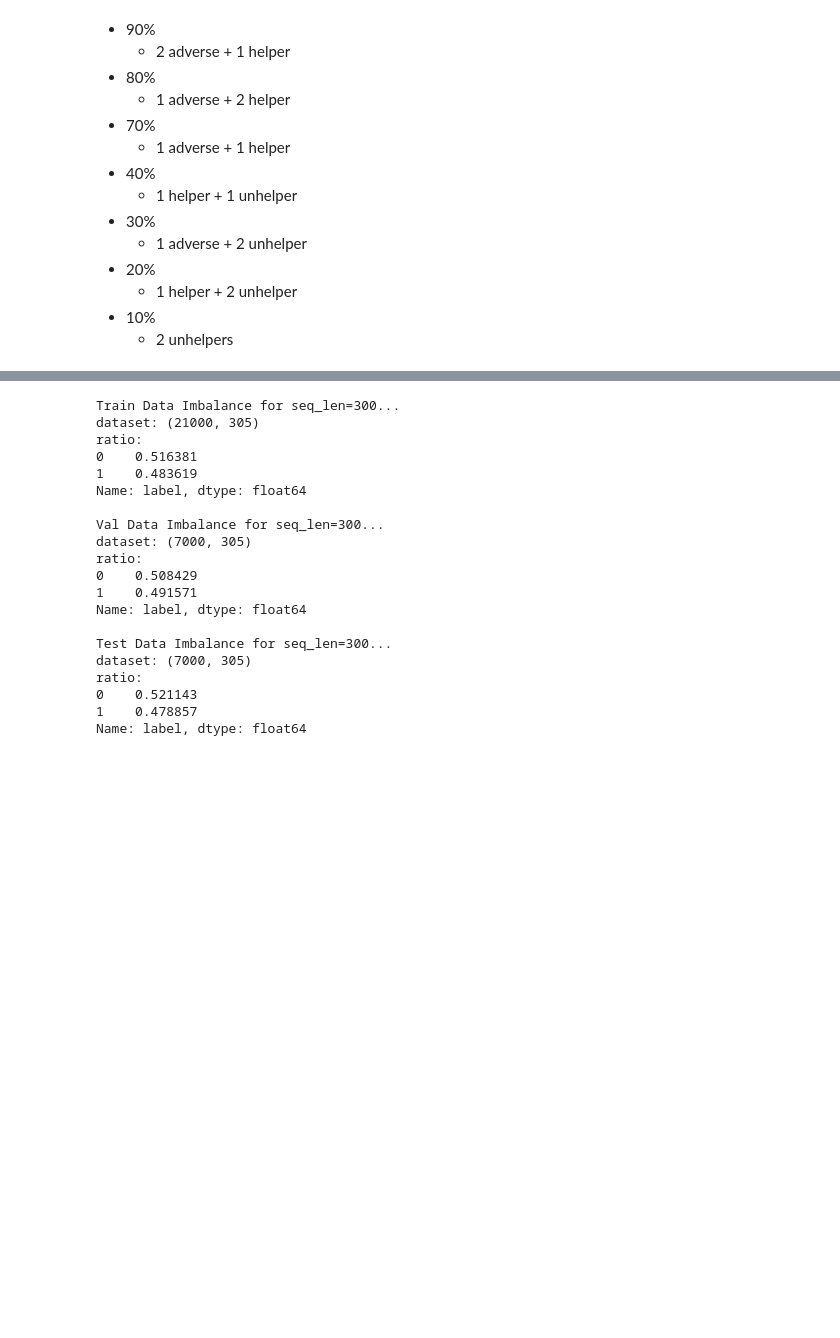
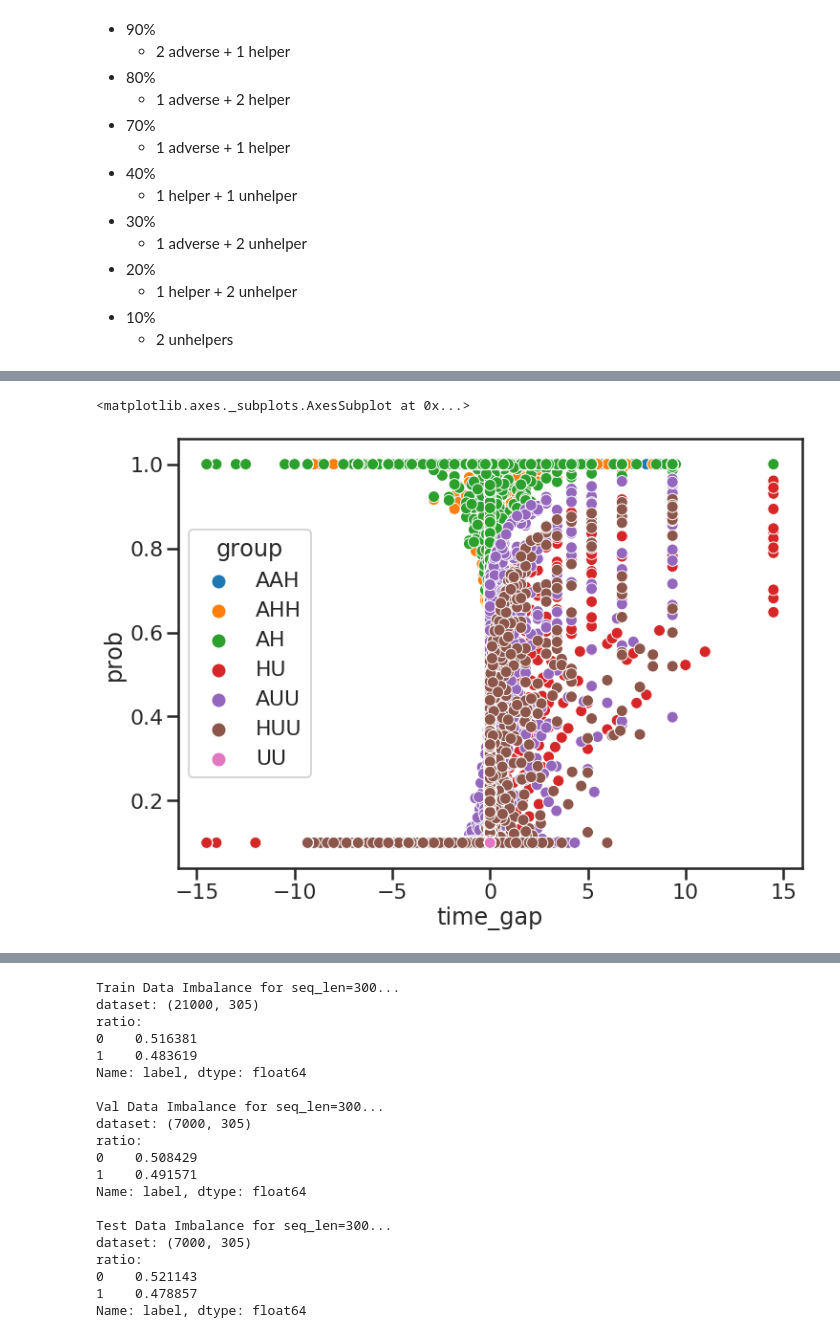
Before and after one commit to Weilin37/CMSAI_Research, a Jupyter notebook: data/toy_dataset/Create_toy_dataset_final_final.ipynb, the cells around one changed output, grey strips where cells are left out. Saved outputs shown, nothing was run; the diff lists cells and outputs as text; code cells hidden in the pictures; blank space fills up the shorter version.

```diff
--- a/data/toy_dataset/Create_toy_dataset_final_final.ipynb
+++ b/data/toy_dataset/Create_toy_dataset_final_final.ipynb
@@ -166,0 +224,4 @@ TOKEN_MAPPINGS = {
+# %%
+label_train_300_seq, prob_train_300_seq = append_label(300, split='train')
+label_val_300_seq, prob_val_300_seq = append_label(300, split='val')
+label_test_300_seq, prob_test_300_seq = append_label(300, split='test')
@@ -166,0 +314,8 @@ TOKEN_MAPPINGS = {
+# %%
+fig, ax = plt.subplots()
+# the size of A4 paper
+fig.set_size_inches(11.7, 8.27)
+sns.scatterplot(data=prob_train_300_seq_df, x="time_gap", y="prob", hue="group")
+# %% [output]
+<matplotlib.axes._subplots.AxesSubplot at 0x...>
+[figure, added]
```
Also changed, not shown: parts of 28 cells of this notebook.
